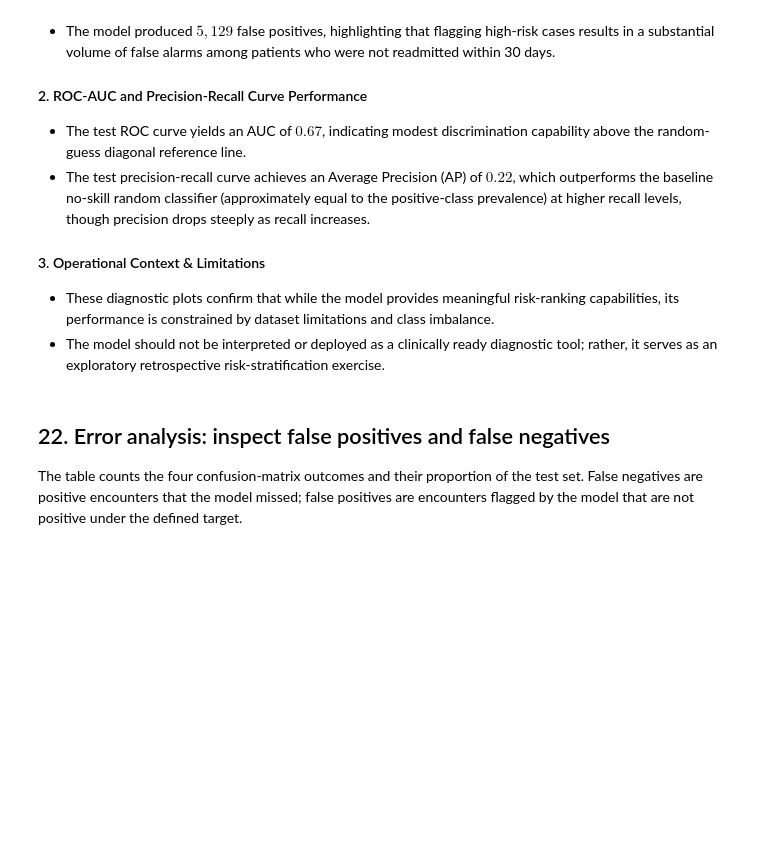
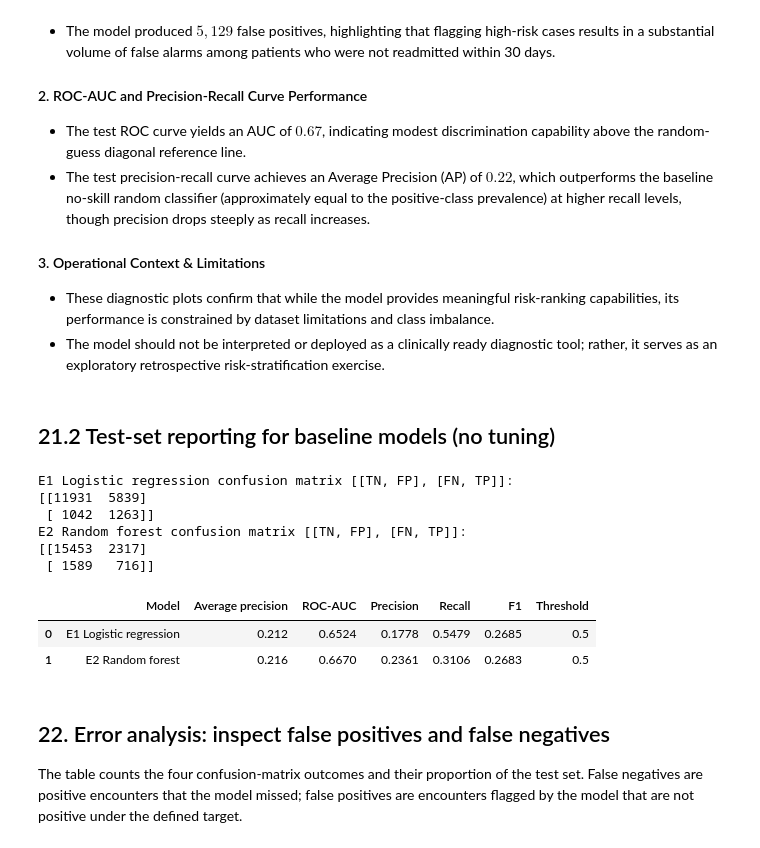
Before and after one commit to AHIRWE1/Summative_Intro-ML, a Jupyter notebook: diabetes_130us_readmission_analysis.ipynb, the cells around one changed output. Saved outputs shown, nothing was run; the diff lists cells and outputs as text; code cells hidden in the pictures; blank space fills up the shorter version.

```diff
--- a/diabetes_130us_readmission_analysis.ipynb
+++ b/diabetes_130us_readmission_analysis.ipynb
@@ -1323,6 +1462,29 @@ Based on the final test-set evaluation plots for the **E7 Smaller Neural Network
 #### 3. Operational Context & Limitations
 * These diagnostic plots confirm that while the model provides meaningful risk-ranking capabilities, its performance is constrained by dataset limitations and class imbalance.
 * The model should not be interpreted or deployed as a clinically ready diagnostic tool; rather, it serves as an exploratory retrospective risk-stratification exercise.
+# %% [markdown]
+## 21.2 Test-set reporting for baseline models (no tuning)
+# %%
+baseline_rows = []
+for name, mdl in [("E1 Logistic regression", logistic_model),
+                  ("E2 Random forest", random_forest_model)]:
+    p = mdl.predict_proba(X_test)[:, 1]
+    baseline_rows.append({"Model": name, **evaluate_probabilities(y_test, p, 0.50)})
+    print(name, "confusion matrix [[TN, FP], [FN, TP]]:")
+    print(confusion_matrix(y_test, (p >= 0.50).astype(int), labels=[0, 1]))
+baseline_test = pd.DataFrame(baseline_rows)
+display(baseline_test.round(4))
+baseline_test.to_csv(REPORT_DIR / "baseline_test_metrics.csv", index=False)
+# %% [output]
+E1 Logistic regression confusion matrix [[TN, FP], [FN, TP]]:
+[[11931  5839]
+ [ 1042  1263]]
+E2 Random forest confusion matrix [[TN, FP], [FN, TP]]:
+[[15453  2317]
+ [ 1589   716]]
+|  | Model | Average precision | ROC-AUC | Precision | Recall | F1 | Threshold |
+| 0 | E1 Logistic regression | 0.212 | 0.6524 | 0.1778 | 0.5479 | 0.2685 | 0.5 |
+| 1 | E2 Random forest | 0.216 | 0.6670 | 0.2361 | 0.3106 | 0.2683 | 0.5 |
 # %% [markdown]
 ## 22. Error analysis: inspect false positives and false negatives
 
```
Also changed, not shown: parts of 10 cells of this notebook.
